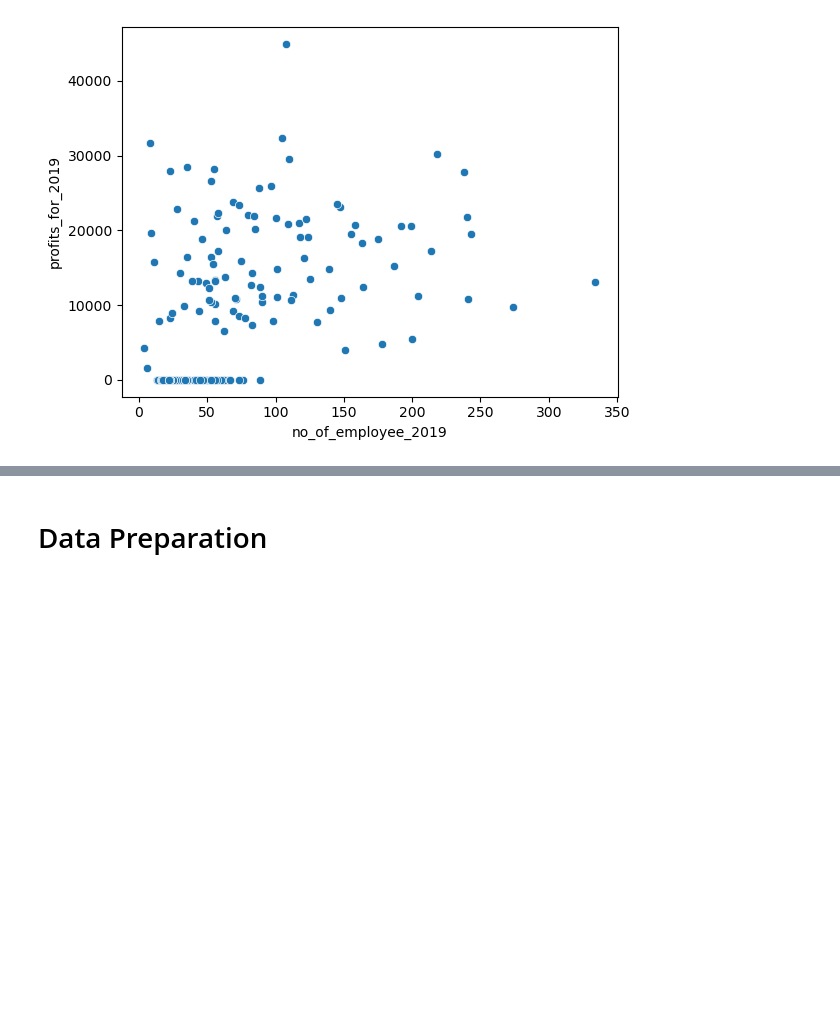
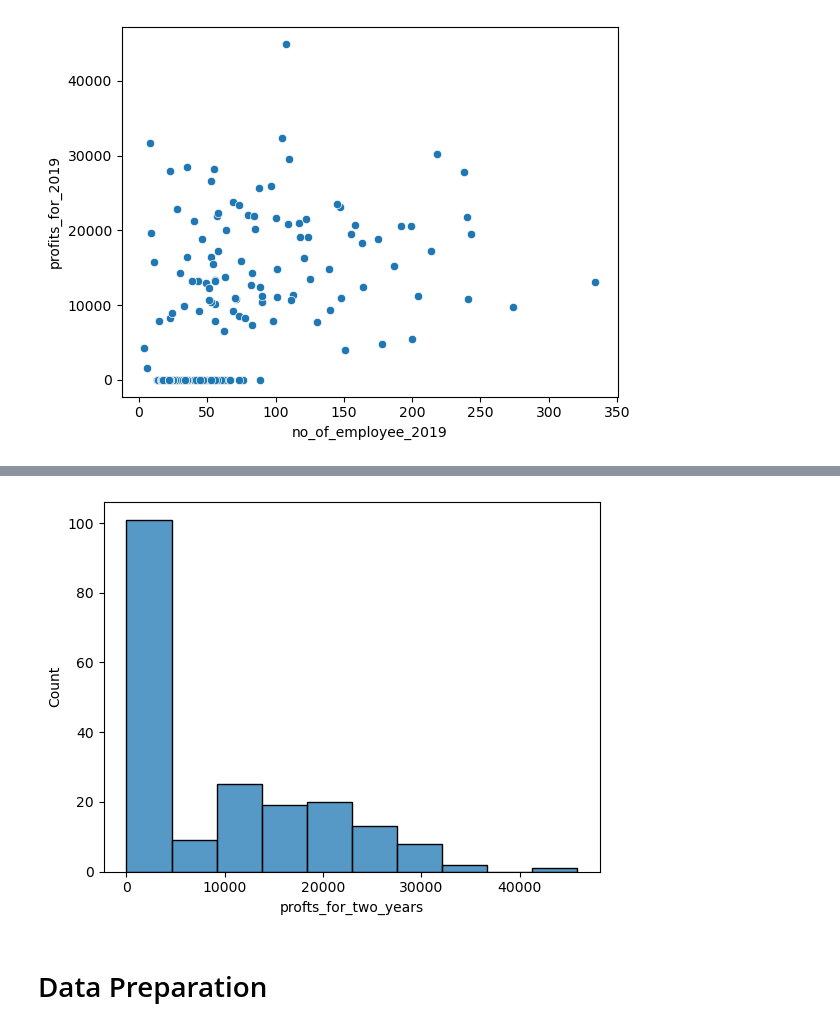
Before and after one commit to obinnaofomah/SMEs_Predictive_Analysis, a Jupyter notebook: smes_predictive_analysis.ipynb, the cells around one changed output, grey strips where cells are left out. Drawn from its saved outputs; the diff is of its cells as text; code cells hidden in the pictures; blank space fills up the shorter version.

```diff
--- a/smes_predictive_analysis.ipynb
+++ b/smes_predictive_analysis.ipynb
@@ -203,6 +203,11 @@ data.corr().transpose()
 | profits_for_2018 | 0.757419 | 0.757419 | 1.000000 | 0.757891 | ... |
 | profits_for_2019 | 0.996555 | 0.996555 | 0.757891 | 1.000000 | ... |
 | profts_for_two_years | 0.994851 | 0.994851 | 0.796779 | 0.998087 | ... |
+# %%
+sns.histplot(data.profts_for_two_years, bins=10)
+plt.show()
+# %% [output]
+[figure, added]
 # %% [markdown]
 # Data Preparation
 # %%
```
